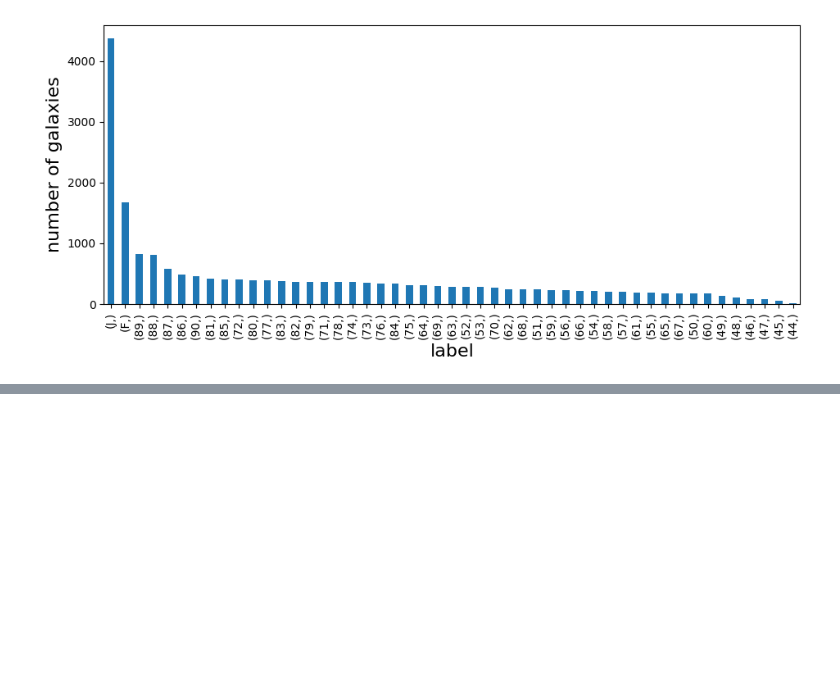
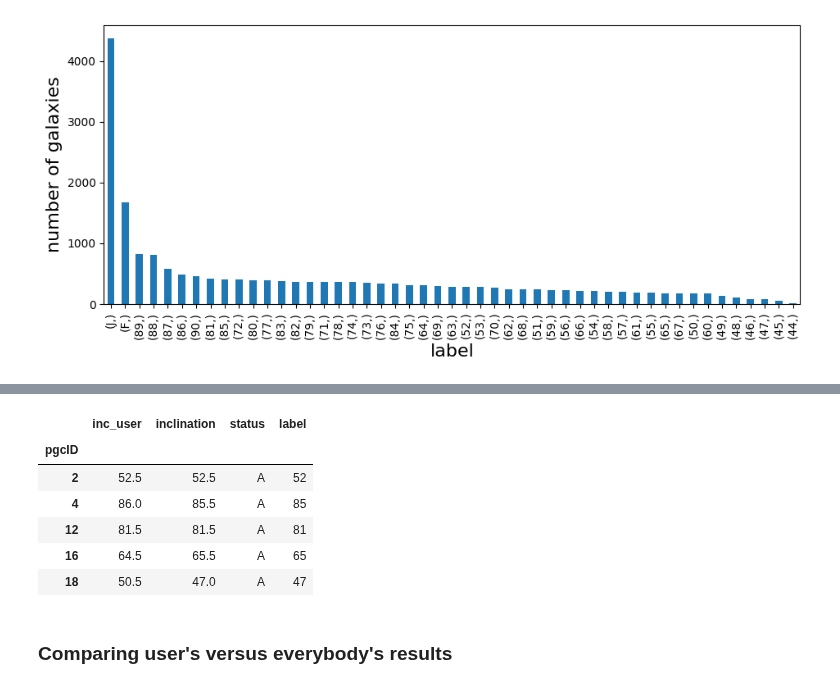
Before and after one commit to ekourkchi/incNET-data, a Jupyter notebook: incNET_dataPrep/incNET_dataClean.ipynb, the cells around one changed output, grey strips where cells are left out. Cells and saved outputs as stored; diff of their text form; code cells hidden in the pictures; blank space fills up the shorter version.

```diff
--- a/incNET_dataPrep/incNET_dataClean.ipynb
+++ b/incNET_dataPrep/incNET_dataClean.ipynb
@@ -227,0 +244,23 @@ Text(0, 0.5, 'number of galaxies')
+# %%
+def make_user_measurements(email):
+
+    df_user = df_All[df_All.email==email]
+    df_user = df_user[["pgcID", "inc"]].groupby('pgcID').agg('median').rename(columns={"inc":"inc_user"})
+    df_user_all = df_user.join(df, how='left').dropna()
+    df_user_all = df_user_all[((df_user_all.label!='F') & (df_user_all.label!='J') & (df_user_all.inc_user>=45))]
+
+    return df_user_all
+# %%
+email = 'ekourkchi@gmail.com'
+df_user_all = make_user_measurements(email)
+df_user_all.head()
+# %% [output]
+|  | inc_user | inclination | status | label |
+| pgcID |  |  |  |  |
+| 2 | 52.5 | 52.5 | A | 52 |
+| 4 | 86.0 | 85.5 | A | 85 |
+| 12 | 81.5 | 81.5 | A | 81 |
+| 16 | 64.5 | 65.5 | A | 65 |
+| 18 | 50.5 | 47.0 | A | 47 |
+# %% [markdown]
+### Comparing user's versus everybody's results
```
Also changed, not shown: parts of 10 cells of this notebook, 1 other file.
